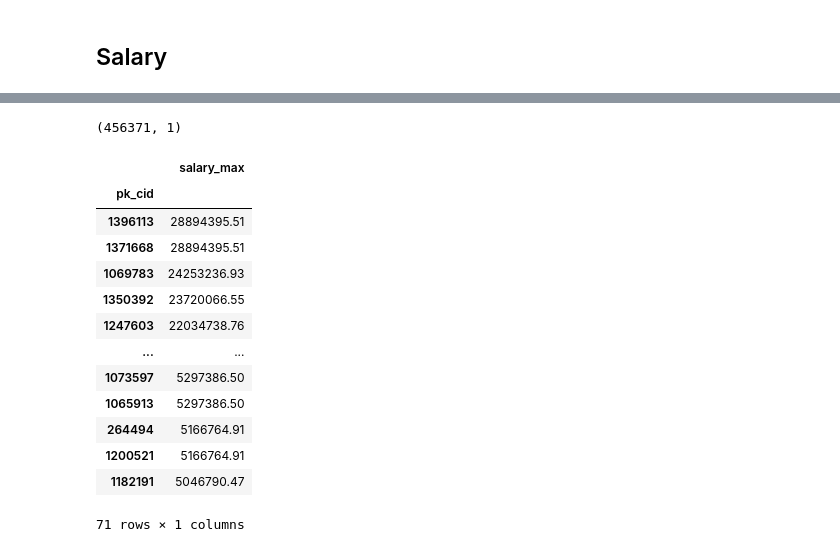
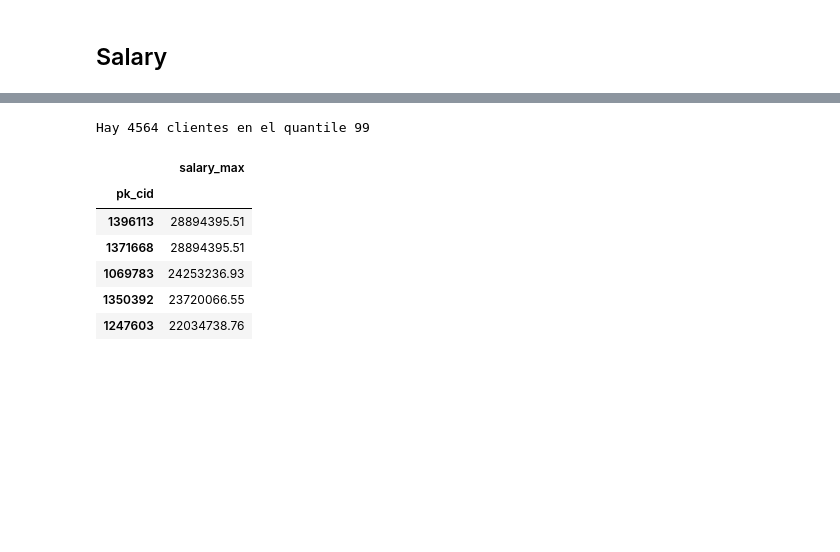
Before and after one commit to Nerea26/easy-money, a Jupyter notebook: notebooks/2.0-easy-money.ipynb, the cells around one changed output, grey strips where cells are left out. Saved outputs shown, nothing was run; the diff lists cells and outputs as text; code cells hidden in the pictures; blank space fills up the shorter version.

```diff
--- a/notebooks/2.0-easy-money.ipynb
+++ b/notebooks/2.0-easy-money.ipynb
@@ -1303,24 +1319,14 @@ plt.show()
 # %%
-max_salary_df = df.groupby("pk_cid").agg(
-    salary_max=("salary", np.max)
-).sort_values("salary_max", ascending=False)
-max_salary_df.shape
+max_salary_df = df.groupby("pk_cid").agg(salary_max=("salary", np.max)).sort_values("salary_max", ascending=False)
+criteria1 = max_salary_df["salary_max"] >= np.quantile(max_salary_df["salary_max"], q = 0.99)
+print(f"Hay {len(max_salary_df[criteria1])} clientes en el quantile 99")
+max_salary_df[criteria1].head()
 # %% [output]
-(456371, 1)
+Hay 4564 clientes en el quantile 99
+|  | salary_max |
+| pk_cid |  |
+| 1396113 | 28894395.51 |
+| 1371668 | 28894395.51 |
+| 1069783 | 24253236.93 |
+| 1350392 | 23720066.55 |
+| 1247603 | 22034738.76 |
-# %%
-max_salary_df[max_salary_df["salary_max"] > 5_000_000]
-# %% [output]
-|  | salary_max |
-| pk_cid |  |
-| 1396113 | 28894395.51 |
-| 1371668 | 28894395.51 |
-| 1069783 | 24253236.93 |
-| 1350392 | 23720066.55 |
-| 1247603 | 22034738.76 |
-| ... | ... |
-| 1073597 | 5297386.50 |
-| 1065913 | 5297386.50 |
-| 264494 | 5166764.91 |
-| 1200521 | 5166764.91 |
-| 1182191 | 5046790.47 |
-71 rows × 1 columns
```
Also changed, not shown: parts of 4 cells of this notebook, 1 other file.
